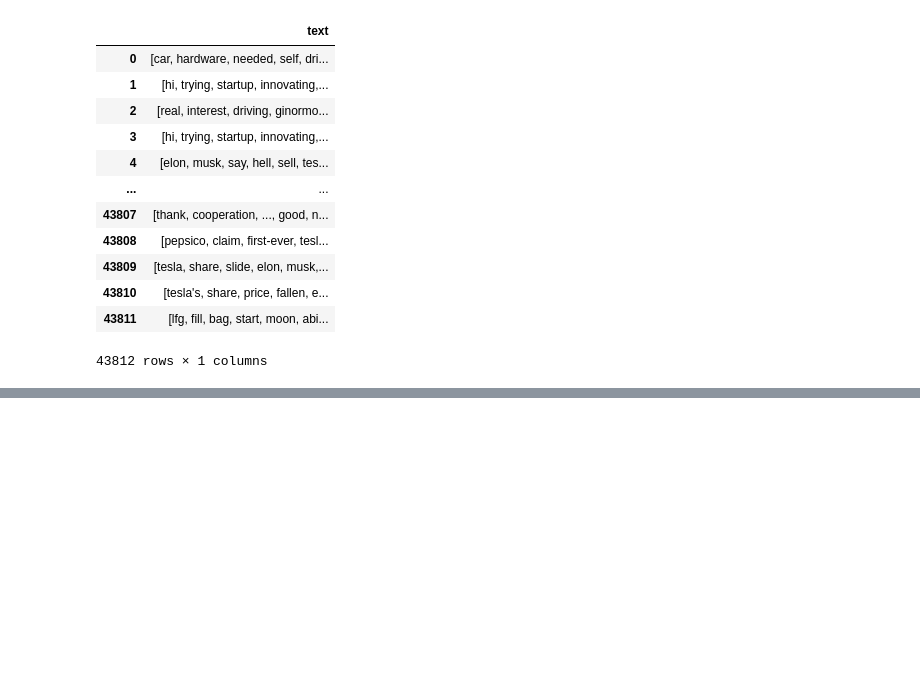
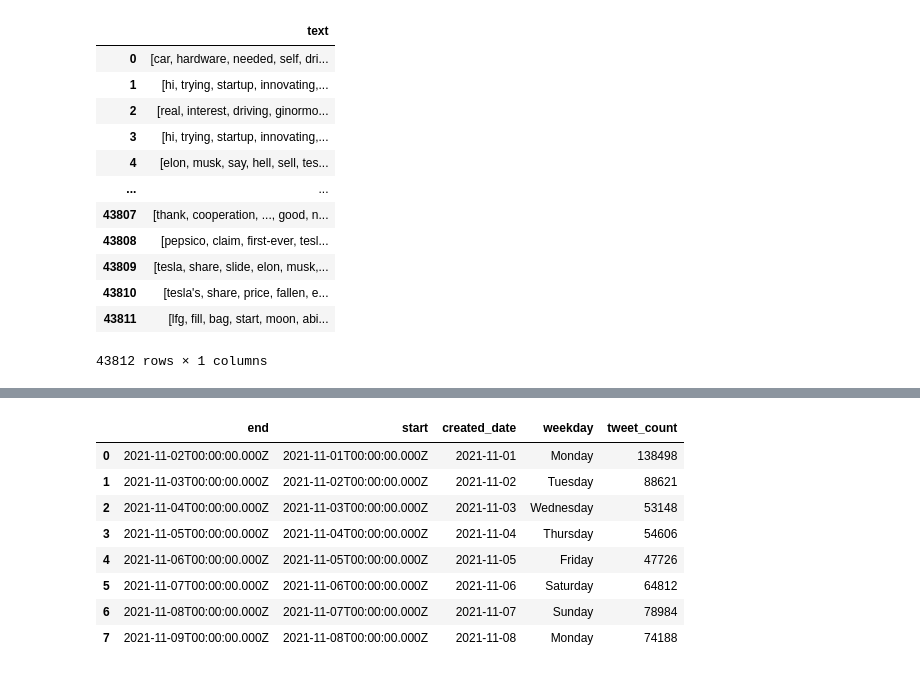
Before and after one commit to weihaolun/Twitter-Sentiment-Analysis, a Jupyter notebook: clean_score_tweets.ipynb, the cells around one changed output, grey strips where cells are left out. Cells and saved outputs as stored; diff of their text form; code cells hidden in the pictures; blank space fills up the shorter version.

```diff
--- a/clean_score_tweets.ipynb
+++ b/clean_score_tweets.ipynb
@@ -145,3 +145,7 @@ fig.update_layout(barmode='group', bargap=0.30)
 fig.show()
 # %% [output]
 [interactive output not drawn]
+# %%
+# load counts data
+counts_df = pd.read_csv("API_count_data.csv")
+counts_df
@@ -147,0 +162,21 @@ fig.show()
+# %%
+# Convert date column from object to datetime format
+counts_df['created_date'] = pd.to_datetime(counts_df['start'], format='%Y-%m-%d %H:%M:%S')
+# Add a weekday column
+counts_df['weekday'] = counts_df['created_date'].dt.day_name()
+# Convert date format
+counts_df['created_date'] = counts_df['created_date'].dt.strftime('%Y-%m-%d')
+
+# Change column names and reorder columns
+counts_df = counts_df[['end','start','created_date','weekday','tweet_count']]
+counts_df
+# %% [output]
+|  | end | start | created_date | weekday | tweet_count |
+| 0 | 2021-11-02T00:00:00.000Z | 2021-11-01T00:00:00.000Z | 2021-11-01 | Monday | 138498 |
+| 1 | 2021-11-03T00:00:00.000Z | 2021-11-02T00:00:00.000Z | 2021-11-02 | Tuesday | 88621 |
+| 2 | 2021-11-04T00:00:00.000Z | 2021-11-03T00:00:00.000Z | 2021-11-03 | Wednesday | 53148 |
+| 3 | 2021-11-05T00:00:00.000Z | 2021-11-04T00:00:00.000Z | 2021-11-04 | Thursday | 54606 |
+| 4 | 2021-11-06T00:00:00.000Z | 2021-11-05T00:00:00.000Z | 2021-11-05 | Friday | 47726 |
+| 5 | 2021-11-07T00:00:00.000Z | 2021-11-06T00:00:00.000Z | 2021-11-06 | Saturday | 64812 |
+| 6 | 2021-11-08T00:00:00.000Z | 2021-11-07T00:00:00.000Z | 2021-11-07 | Sunday | 78984 |
+| 7 | 2021-11-09T00:00:00.000Z | 2021-11-08T00:00:00.000Z | 2021-11-08 | Monday | 74188 |
```
Also changed, not shown: parts of 8 cells of this notebook, 1 other file.
